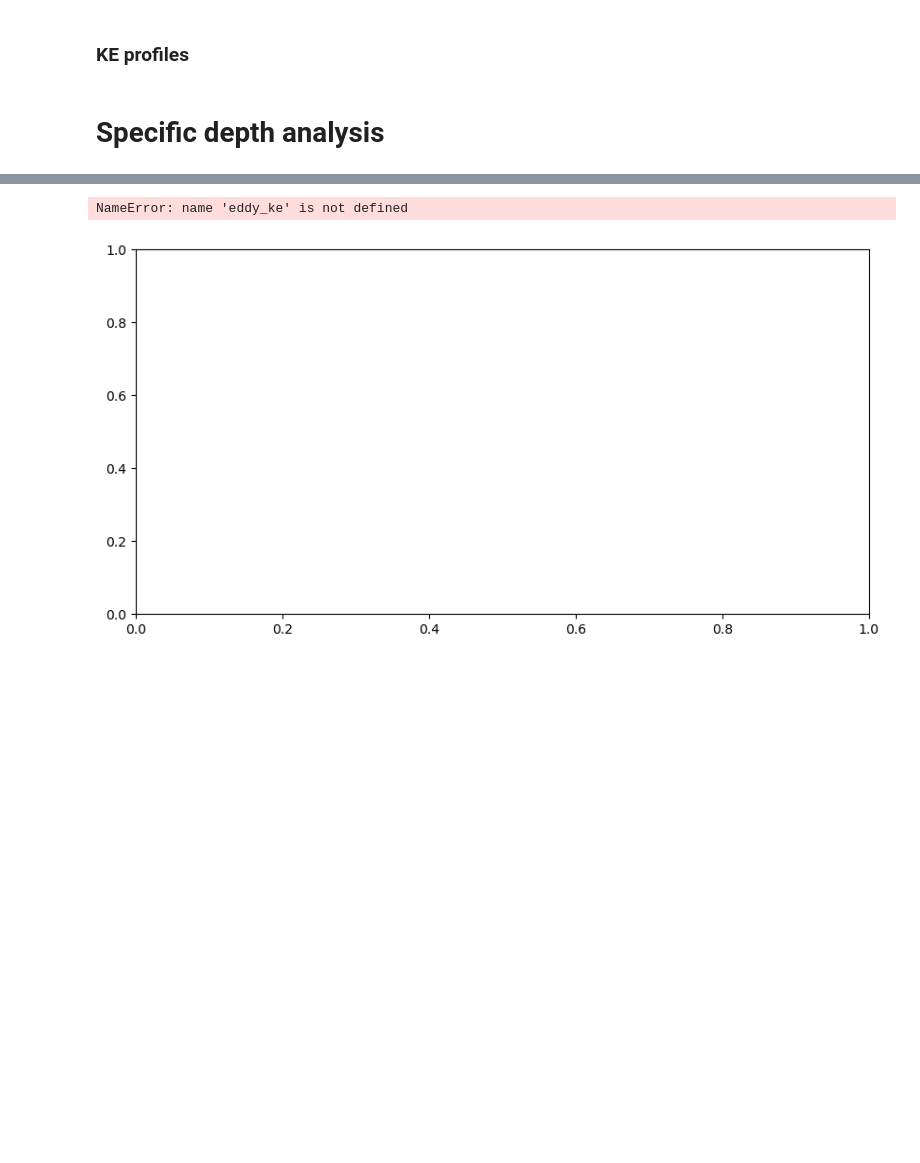
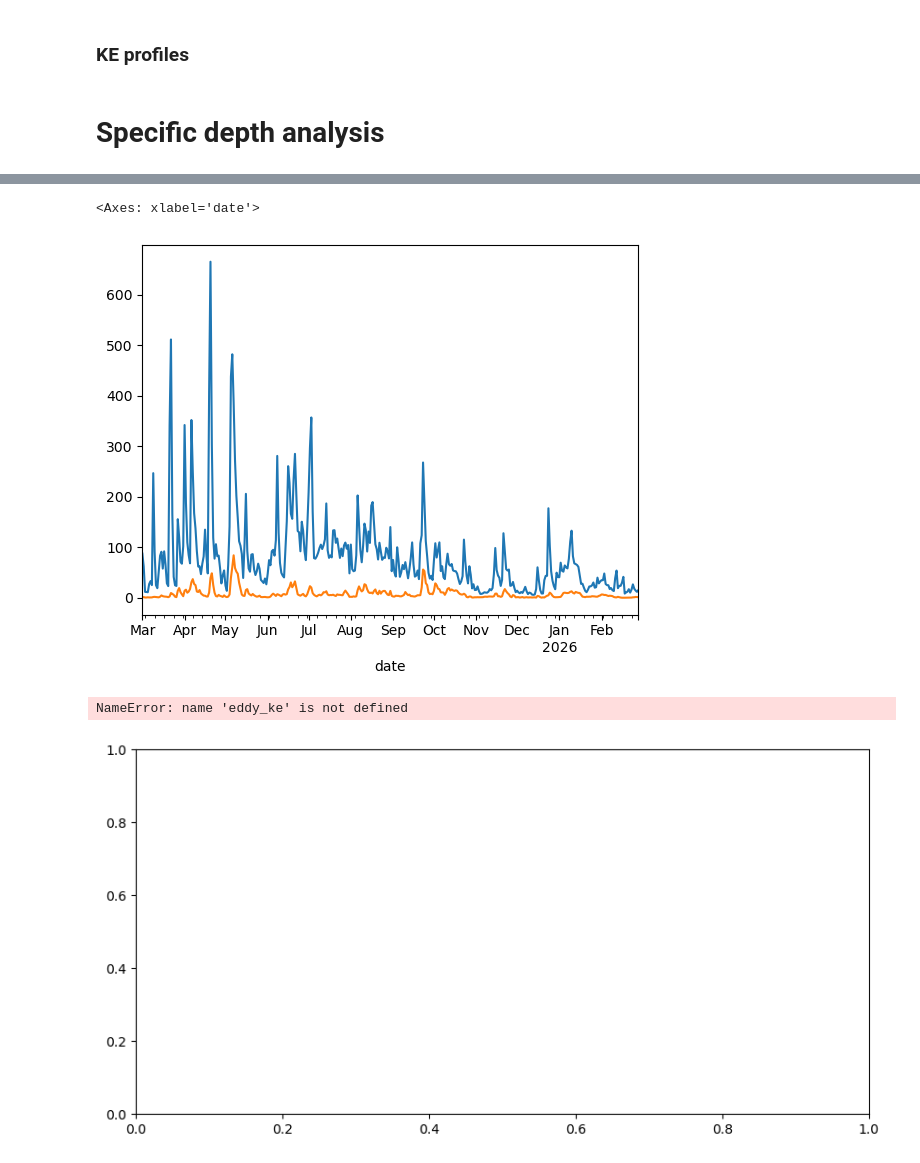
Before and after one commit to leroquan/horizontal_structure_analysis, a Jupyter notebook: eddies/lvl0_eddy_ke_analysis.ipynb, the cells around one changed output, grey strips where cells are left out. Cells and saved outputs as stored; diff of their text form; code cells hidden in the pictures; blank space fills up the shorter version.

```diff
--- a/eddies/lvl0_eddy_ke_analysis.ipynb
+++ b/eddies/lvl0_eddy_ke_analysis.ipynb
@@ -367,3 +387,9 @@ fig.savefig(os.path.join(output_folder, f"kinetic_energy_{str_depth_min}-{str_de
+# %%
+lake_filtered_by_depth_sum['kinetic_energy_[MJ]'].resample('1d').mean().plot(label='Total')
+lvl0_filtered_by_depth_sum['kinetic_energy_eddy_[MJ]'].resample('1d').mean().plot(label='Eddies')
+# %% [output]
+<Axes: xlabel='date'>
+[figure, added]
 # %%
 fig = plt.figure(figsize=(10,5))
 ax = fig.add_subplot(1, 1, 1)
```
Also changed, not shown: parts of 16 cells of this notebook, 8 other files.
